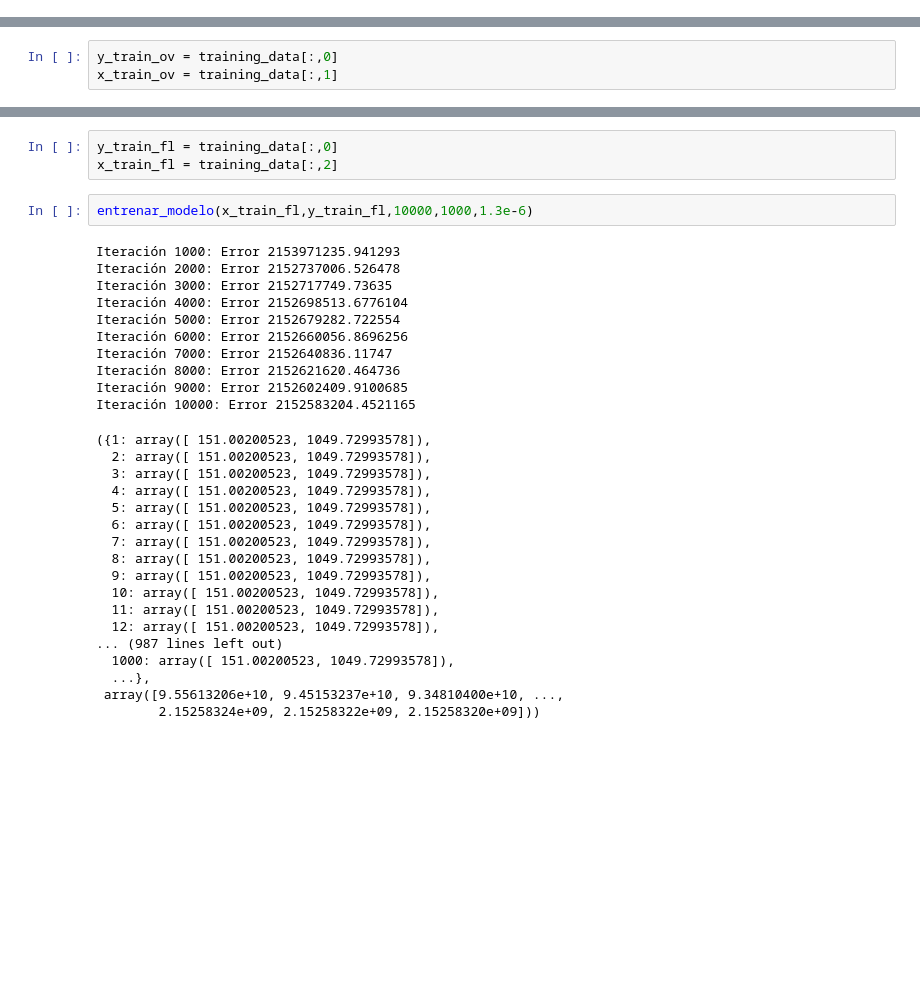
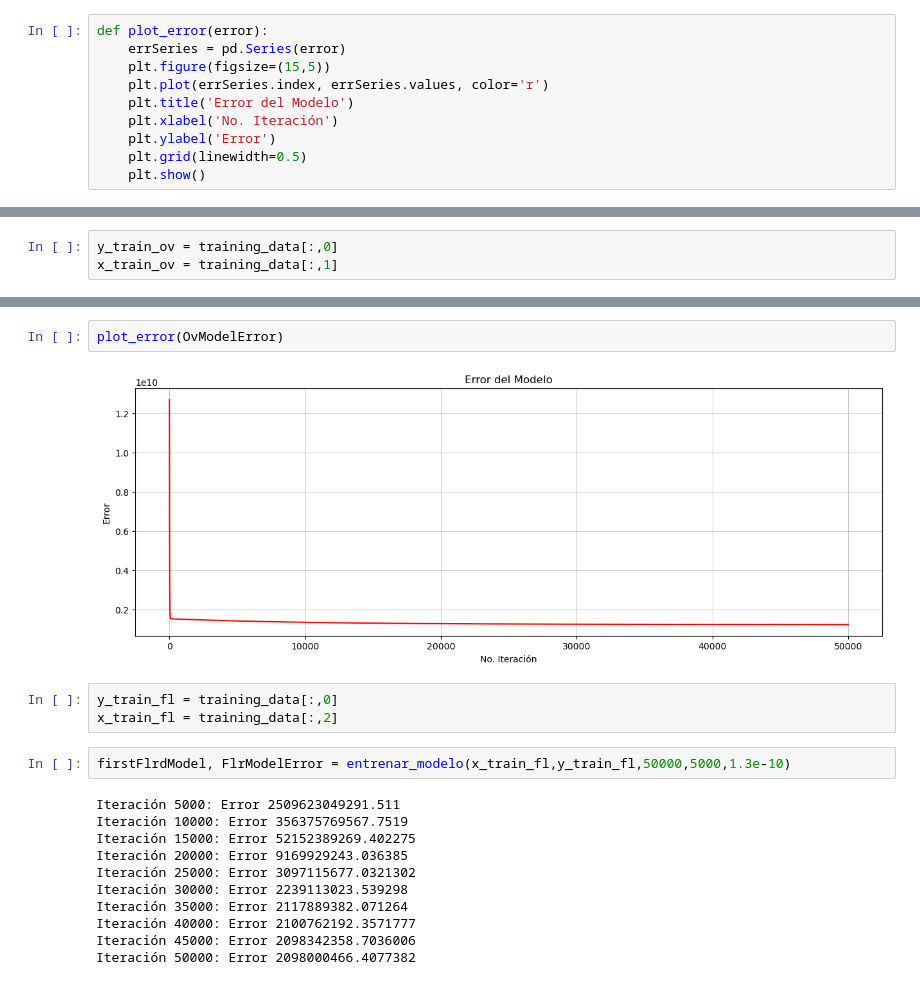
Before and after one commit to jriveramol/Proy_1_linear_regression, a Jupyter notebook: proyecto_24005123.ipynb, the cells around one changed output, grey strips where cells are left out. Cells and saved outputs as stored; diff of their text form; blank space fills up the shorter version.

```diff
--- a/proyecto_24005123.ipynb
+++ b/proyecto_24005123.ipynb
@@ -147,3 +147,13 @@ def entrenar_modelo(x, y, epochs, imprimir_error_cada, alpha):
         if n%imprimir_error_cada == 0:
             print(f'Iteración {n}: Error {err}')
     return iters, np.array(vec_err)
+# %%
+def plot_error(error):
+    errSeries = pd.Series(error)
+    plt.figure(figsize=(15,5))
+    plt.plot(errSeries.index, errSeries.values, color='r')
+    plt.title('Error del Modelo')
+    plt.xlabel('No. Iteración')
+    plt.ylabel('Error')
+    plt.grid(linewidth=0.5)
+    plt.show()
@@ -173,34 +201,21 @@ Iteración 50000: Error 1223799089.3351064
+# %%
+plot_error(OvModelError)
+# %% [output]
+[figure, added]
 # %%
 y_train_fl = training_data[:,0]
 x_train_fl = training_data[:,2]
 # %%
-entrenar_modelo(x_train_fl,y_train_fl,10000,1000,1.3e-6)
+firstFlrdModel, FlrModelError = entrenar_modelo(x_train_fl,y_train_fl,50000,5000,1.3e-10)
 # %% [output]
-Iteración 1000: Error 2153971235.941293
-Iteración 2000: Error 2152737006.526478
-Iteración 3000: Error 2152717749.73635
-Iteración 4000: Error 2152698513.6776104
-Iteración 5000: Error 2152679282.722554
-Iteración 6000: Error 2152660056.8696256
-Iteración 7000: Error 2152640836.11747
-Iteración 8000: Error 2152621620.464736
-Iteración 9000: Error 2152602409.9100685
-Iteración 10000: Error 2152583204.4521165
+Iteración 5000: Error 2509623049291.511
+Iteración 10000: Error 356375769567.7519
+Iteración 15000: Error 52152389269.402275
+Iteración 20000: Error 9169929243.036385
+Iteración 25000: Error 3097115677.0321302
+Iteración 30000: Error 2239113023.539298
+Iteración 35000: Error 2117889382.071264
+Iteración 40000: Error 2100762192.3571777
+Iteración 45000: Error 2098342358.7036006
+Iteración 50000: Error 2098000466.4077382
-({1: array([ 151.00200523, 1049.72993578]),
-  2: array([ 151.00200523, 1049.72993578]),
-  3: array([ 151.00200523, 1049.72993578]),
-  4: array([ 151.00200523, 1049.72993578]),
-  5: array([ 151.00200523, 1049.72993578]),
-  6: array([ 151.00200523, 1049.72993578]),
-  7: array([ 151.00200523, 1049.72993578]),
-  8: array([ 151.00200523, 1049.72993578]),
-  9: array([ 151.00200523, 1049.72993578]),
-  10: array([ 151.00200523, 1049.72993578]),
-  11: array([ 151.00200523, 1049.72993578]),
-  12: array([ 151.00200523, 1049.72993578]),
-... (987 lines left out)
-  1000: array([ 151.00200523, 1049.72993578]),
-  ...},
- array([9.55613206e+10, 9.45153237e+10, 9.34810400e+10, ...,
-        2.15258324e+09, 2.15258322e+09, 2.15258320e+09]))
 # %%
```
Also changed, not shown: parts of 14 cells of this notebook.
